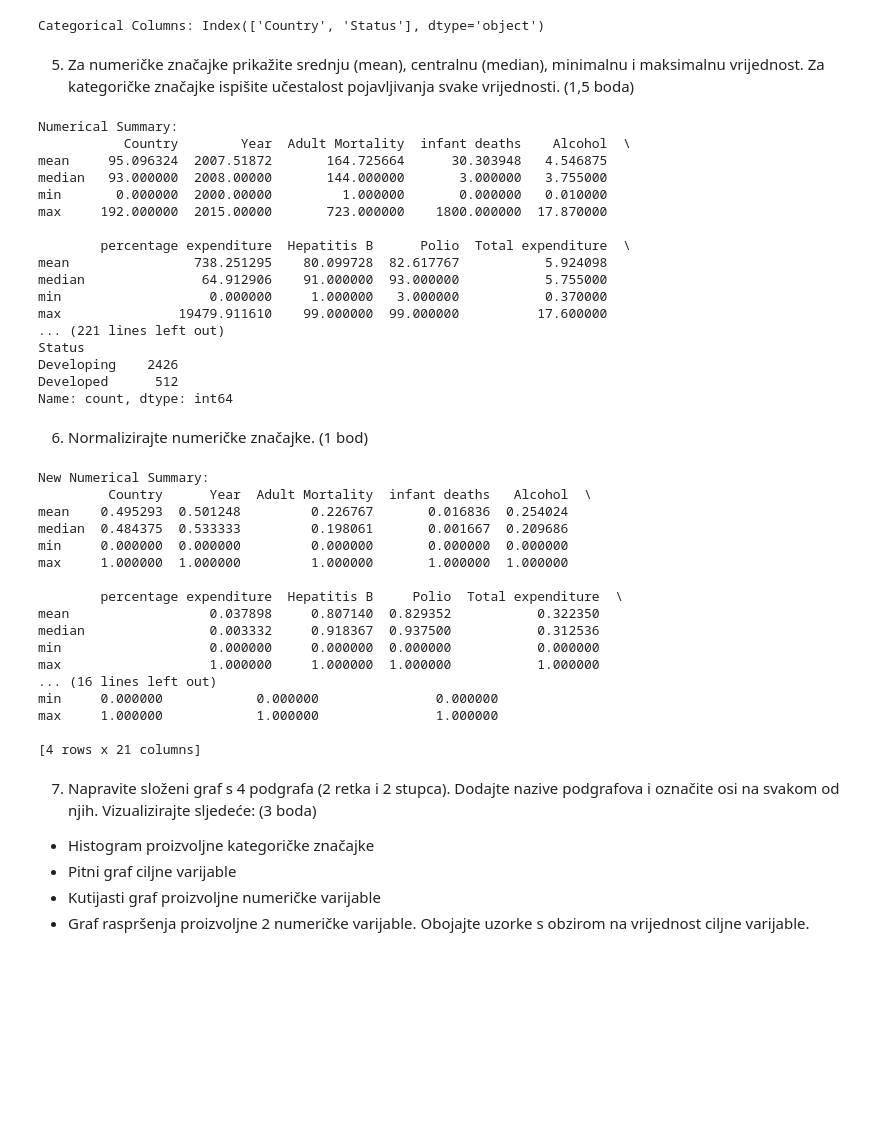
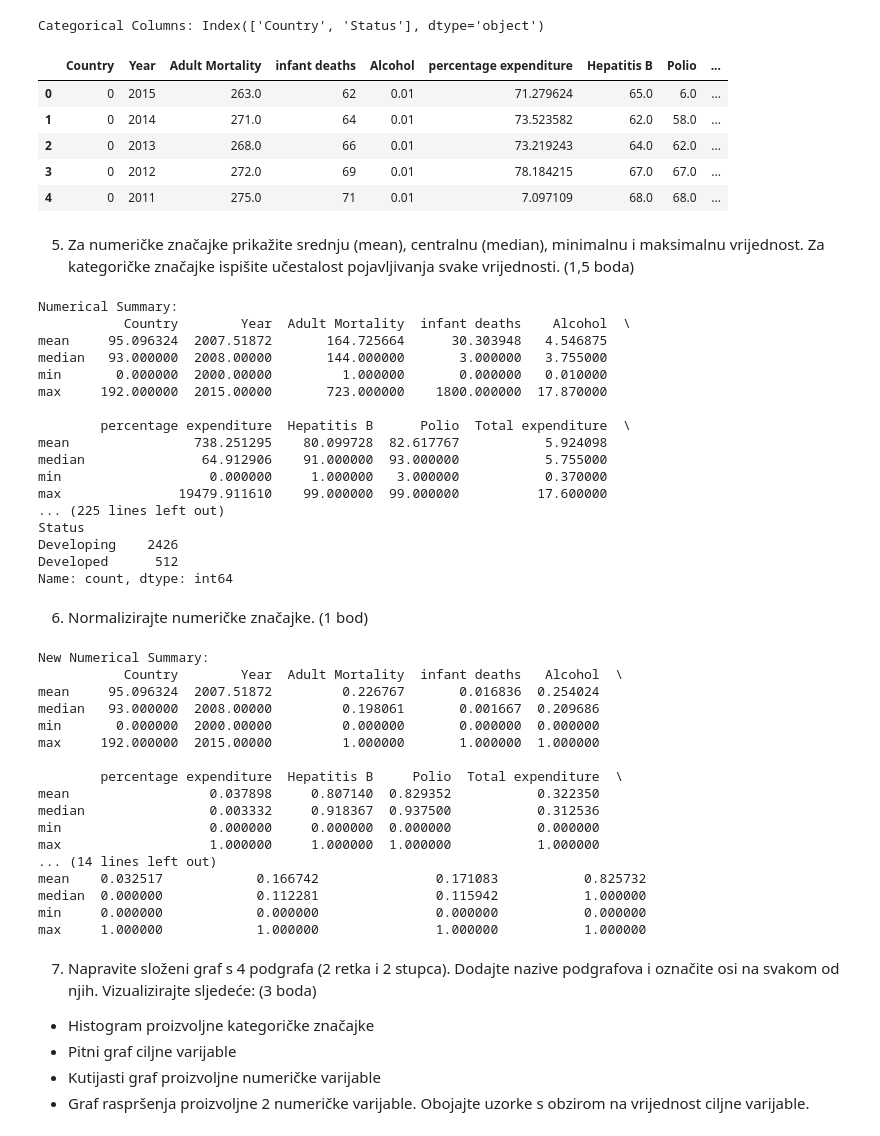
Before and after one commit to zagajski/ml-heart-failure, a Jupyter notebook: projekt_prvi_dio.ipynb, the cells around one changed output. Drawn from its saved outputs; the diff is of its cells as text; code cells hidden in the pictures; blank space fills up the shorter version.

```diff
--- a/projekt_prvi_dio.ipynb
+++ b/projekt_prvi_dio.ipynb
@@ -100,16 +98,28 @@ Categorical Columns: Index(['Country', 'Status'], dtype='object')
 # %%
 from sklearn.preprocessing import LabelEncoder
 
 data_transformed = pd.get_dummies(data_cleaned, columns=['Status'], drop_first=True)
+data_transformed['Status_Developing'] = data_transformed['Status_Developing'].astype(int)
 
 label_encoder = LabelEncoder()
 data_transformed['Country'] = label_encoder.fit_transform(data_cleaned['Country'])
+
+data_transformed.head()
+# %% [output]
+|  | Country | Year | Adult Mortality | infant deaths | Alcohol | percentage expenditure | Hepatitis B | Polio | ... |
+| 0 | 0 | 2015 | 263.0 | 62 | 0.01 | 71.279624 | 65.0 | 6.0 | ... |
+| 1 | 0 | 2014 | 271.0 | 64 | 0.01 | 73.523582 | 62.0 | 58.0 | ... |
+| 2 | 0 | 2013 | 268.0 | 66 | 0.01 | 73.219243 | 64.0 | 62.0 | ... |
+| 3 | 0 | 2012 | 272.0 | 69 | 0.01 | 78.184215 | 67.0 | 67.0 | ... |
+| 4 | 0 | 2011 | 275.0 | 71 | 0.01 | 7.097109 | 68.0 | 68.0 | ... |
 # %% [markdown]
 5. Za numeričke značajke prikažite srednju (mean), centralnu (median), minimalnu i maksimalnu vrijednost. Za kategoričke značajke ispišite učestalost pojavljivanja svake vrijednosti. (1,5 boda)
 # %%
 # KOD OVDJE
 numerical_data = data_transformed.select_dtypes(include=['float64', 'int64'])
 
+pd.set_option('display.max_rows', None)
+pd.set_option('display.max_columns', None)
 numerical_summary = numerical_data.agg(['mean', 'median', 'min', 'max'])
 print("Numerical Summary:")
 print(numerical_summary)
@@ -118,7 +128,6 @@ categorical_columns = data_cleaned.select_dtypes(include=['object']).columns
 
 categorical_summary = {column: data_cleaned[column].value_counts() for column in categorical_columns}
 
-pd.set_option('display.max_rows', None)
 print("\nCategorical Summary:")
 for column, summary in categorical_summary.items():
     print(f"\n{column}:\n{summary}")
@@ -136,7 +145,7 @@ mean                738.251295    80.099728  82.617767           5.924098
 median               64.912906    91.000000  93.000000           5.755000
 min                   0.000000     1.000000   3.000000           0.370000
 max               19479.911610    99.000000  99.000000          17.600000
-... (221 lines left out)
+... (225 lines left out)
 Status
 Developing    2426
 Developed      512
@@ -147,7 +156,10 @@ Name: count, dtype: int64
 # KOD OVDJE
 from sklearn.preprocessing import MinMaxScaler
 
-numerical_columns = data_transformed.select_dtypes(include=['float64', 'int64']).columns
+columns_to_exclude = ['Country', 'Life expectancy', 'Status_Developing', 'Year']
+
+numerical_columns = [col for col in data_transformed.select_dtypes(include=['float64', 'int64']).columns
+                     if col not in columns_to_exclude]
 scaler = MinMaxScaler()
 data_transformed[numerical_columns] = scaler.fit_transform(data_transformed[numerical_columns])
 
@@ -158,22 +170,22 @@ print("New Numerical Summary:")
 print(numerical_summary)
 # %% [output]
 New Numerical Summary:
-         Country      Year  Adult Mortality  infant deaths   Alcohol  \
-mean    0.495293  0.501248         0.226767       0.016836  0.254024
-median  0.484375  0.533333         0.198061       0.001667  0.209686
-min     0.000000  0.000000         0.000000       0.000000  0.000000
-max     1.000000  1.000000         1.000000       1.000000  1.000000
+           Country        Year  Adult Mortality  infant deaths   Alcohol  \
+mean     95.096324  2007.51872         0.226767       0.016836  0.254024
+median   93.000000  2008.00000         0.198061       0.001667  0.209686
+min       0.000000  2000.00000         0.000000       0.000000  0.000000
+max     192.000000  2015.00000         1.000000       1.000000  1.000000
 
         percentage expenditure  Hepatitis B     Polio  Total expenditure  \
 mean                  0.037898     0.807140  0.829352           0.322350
 median                0.003332     0.918367  0.937500           0.312536
 min                   0.000000     0.000000  0.000000           0.000000
 max                   1.000000     1.000000  1.000000           1.000000
-... (16 lines left out)
-min     0.000000            0.000000               0.000000
-max     1.000000            1.000000               1.000000
-
-[4 rows x 21 columns]
+... (14 lines left out)
+mean    0.032517            0.166742               0.171083           0.825732
+median  0.000000            0.112281               0.115942           1.000000
+min     0.000000            0.000000               0.000000           0.000000
+max     1.000000            1.000000               1.000000           1.000000
 # %% [markdown]
 7. Napravite složeni graf s 4 podgrafa (2 retka i 2 stupca). Dodajte nazive podgrafova i označite osi na svakom od njih. Vizualizirajte sljedeće: (3 boda)
   - Histogram proizvoljne kategoričke značajke
```
Also changed, not shown: parts of 2 cells of this notebook.
